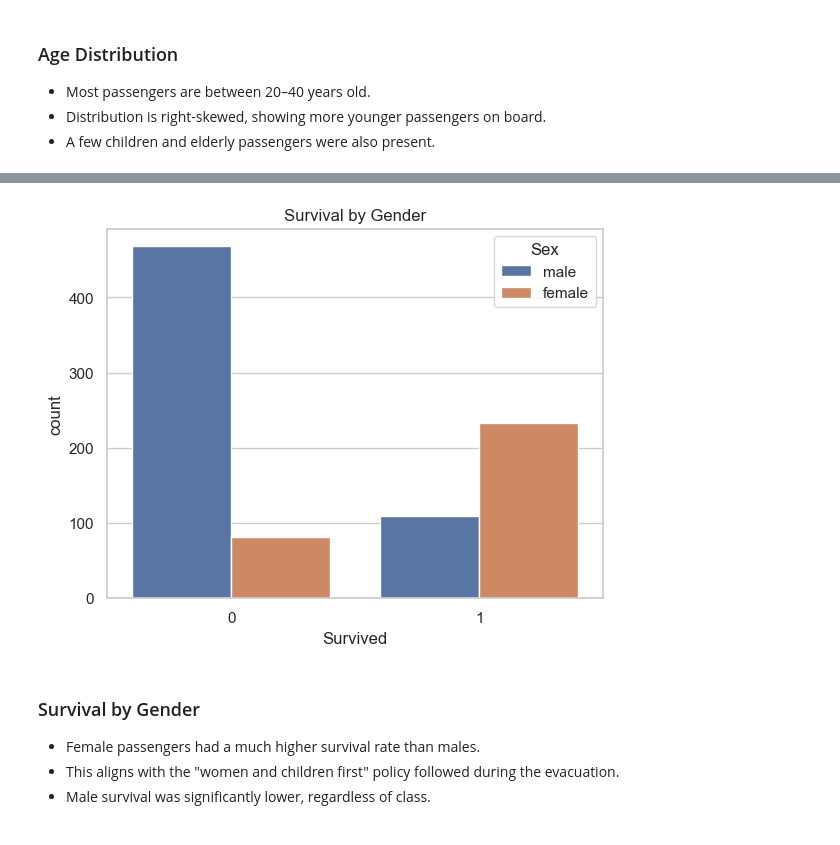
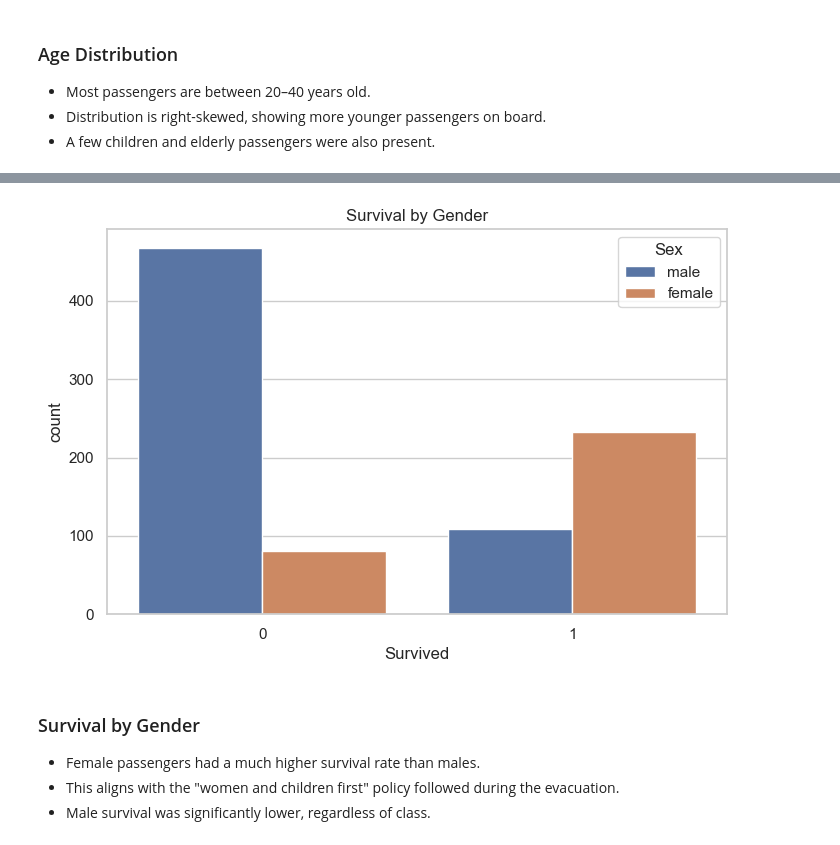
Before and after one commit to SithuSunny/Titanic_EDA-Analysis-Python, a Jupyter notebook: Titanic_EDA.ipynb, the cells around one changed output, grey strips where cells are left out. Saved outputs shown, nothing was run; the diff lists cells and outputs as text; code cells hidden in the pictures.

```diff
--- a/Titanic_EDA.ipynb
+++ b/Titanic_EDA.ipynb
@@ -112,9 +96,10 @@ plt.show()
 # %%
+plt.figure(figsize=(8, 5))
 sns.countplot(x='Survived', hue='Sex', data=df)
 plt.title("Survival by Gender")
 plt.show()
 # %% [output]
-[figure, old version]
+[figure, new version]
 # %% [markdown]
 ### Survival by Gender
 
```
Also changed, not shown: parts of 25 cells of this notebook.
